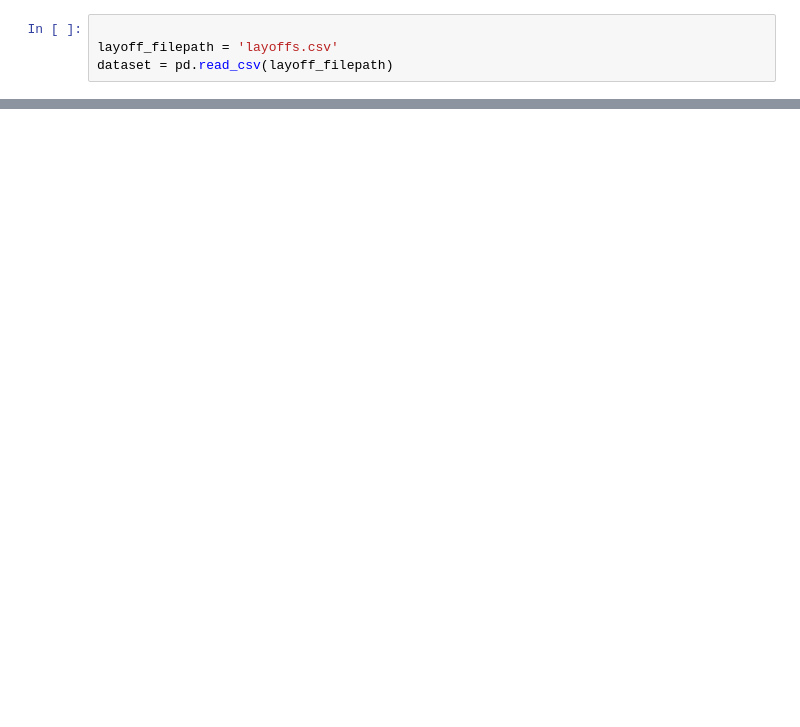
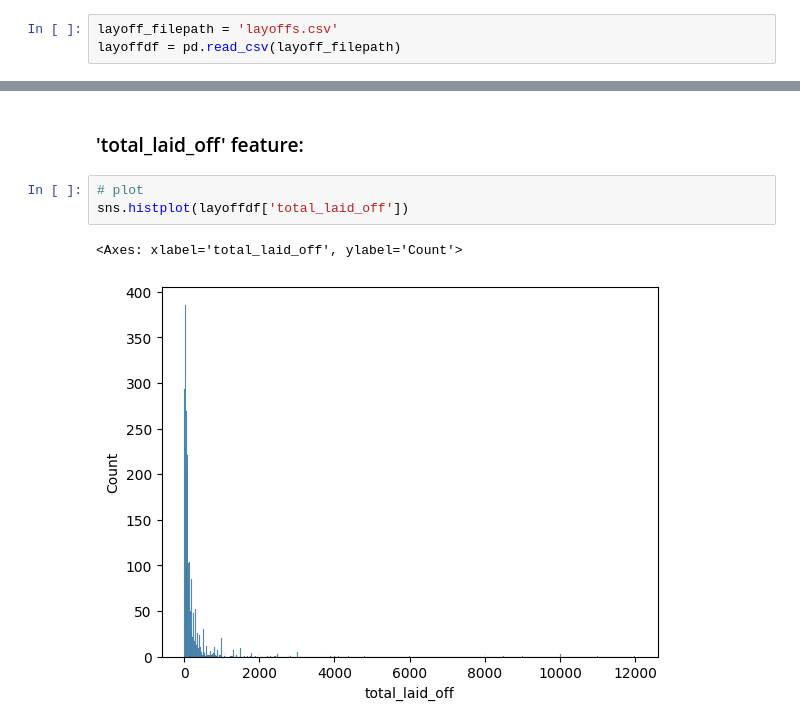
Before and after one commit to GilenW/CSE151A_FINAL_PROJECT, a Jupyter notebook: final_project.ipynb, the cells around one changed output, grey strips where cells are left out. Drawn from its saved outputs; the diff is of its cells as text; blank space fills up the shorter version.

```diff
--- a/final_project.ipynb
+++ b/final_project.ipynb
@@ -11,4 +14,3 @@ please provide us feedback at https://github.com/pandas-dev/pandas/issues/54466
 # %%
-
 layoff_filepath = 'layoffs.csv'
-dataset = pd.read_csv(layoff_filepath)
+layoffdf = pd.read_csv(layoff_filepath)
@@ -30,0 +79,8 @@ dataset
+# %% [markdown]
+### 'total_laid_off' feature:
+# %%
+# plot
+sns.histplot(layoffdf['total_laid_off'])
+# %% [output]
+<Axes: xlabel='total_laid_off', ylabel='Count'>
+[figure, added]
```
Also changed, not shown: parts of 23 cells of this notebook.
